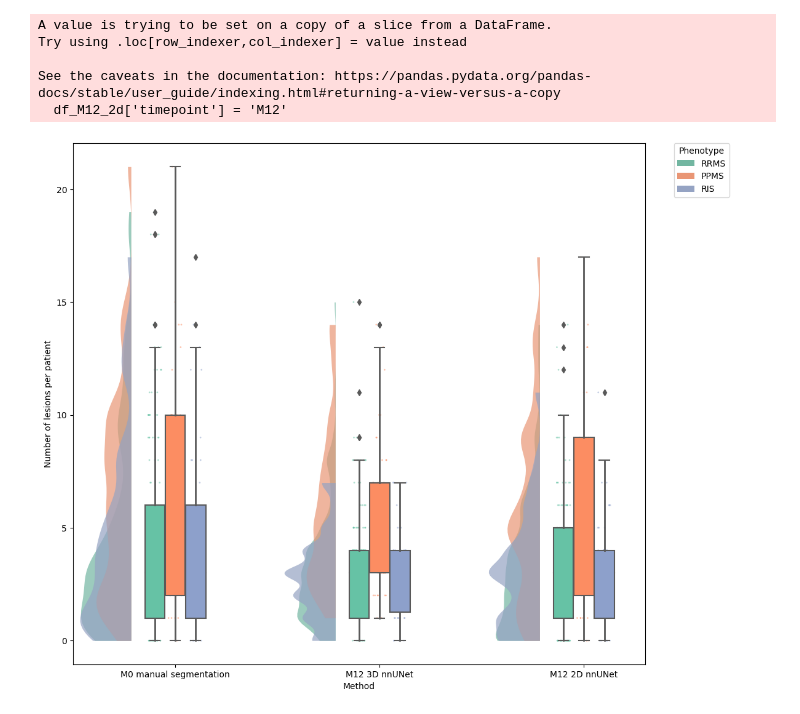
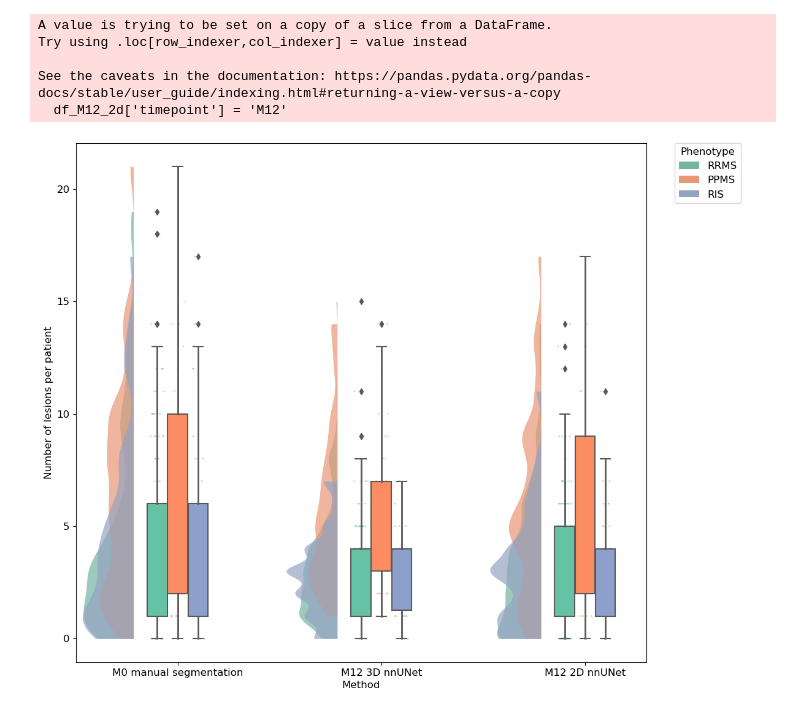
Before and after one commit to ivadomed/canproco, a Jupyter notebook: dataset_analysis/dataframe_analysis.ipynb, the cells around one changed output. Saved outputs shown, nothing was run; the diff lists cells and outputs as text; code cells hidden in the pictures.

Commit message:
formatted figure

```diff
--- a/dataset_analysis/dataframe_analysis.ipynb
+++ b/dataset_analysis/dataframe_analysis.ipynb
@@ -380,32 +380,32 @@ df1 = df_M0.copy()
 df1['Method']='M0 manual segmentation'
 df2 = df_M12.copy()
 df2['Method']='M12 3D nnUNet'
 df3 = df_M12_2d.copy()
 df3['Method']='M12 2D nnUNet'
 
 df123 = pd.concat([df1, df2, df3])
 
 #rename columns
 df123 = df123.rename(columns={'number_of_lesions': 'Number of lesions per patient', 'phenotype': 'Phenotype', 'total_lesion_volume': 'Total lesion volume (mm3)', 'biggest_lesion_vol': 'Biggest lesion volume (mm3)', 'avg_lesion_length': 'Average lesion length (mm)'})
-
+plt.rcParams.update({'font.size': 12})
 f, ax = plt.subplots(figsize=(12, 11))
 ax = pt.RainCloud(data=df123,
                           x='Method',
                           y='Number of lesions per patient',
                           hue='Phenotype',
                           #order=METHODS_TO_LABEL_SC.keys() if pred_type == 'sc' else METHODS_TO_LABEL_LESION.keys(),
                           dodge=True,       # move boxplots next to each other
                           linewidth=0,      # violionplot border line (0 - no line)
                           width_viol=.5,    # violionplot width
                           width_box=.3,     # boxplot width
                           rain_alpha=.5,    # individual points transparency - https://github.com/pog87/PtitPrince/blob/23debd9b70fca94724a06e72e049721426235f50/ptitprince/PtitPrince.py#L707
                           rain_s=2,         # individual points size
                           alpha=.7,         # violin plot transparency
                           box_showmeans=True,  # show mean value inside the boxplots
                           box_meanprops={'marker': '^', 'markerfacecolor': 'black', 'markeredgecolor': 'black',
                                          'markersize': '6'},
 
                           )
 plt.show()
 # %% [output]
-[figure, old version]
+[figure, new version]
```
